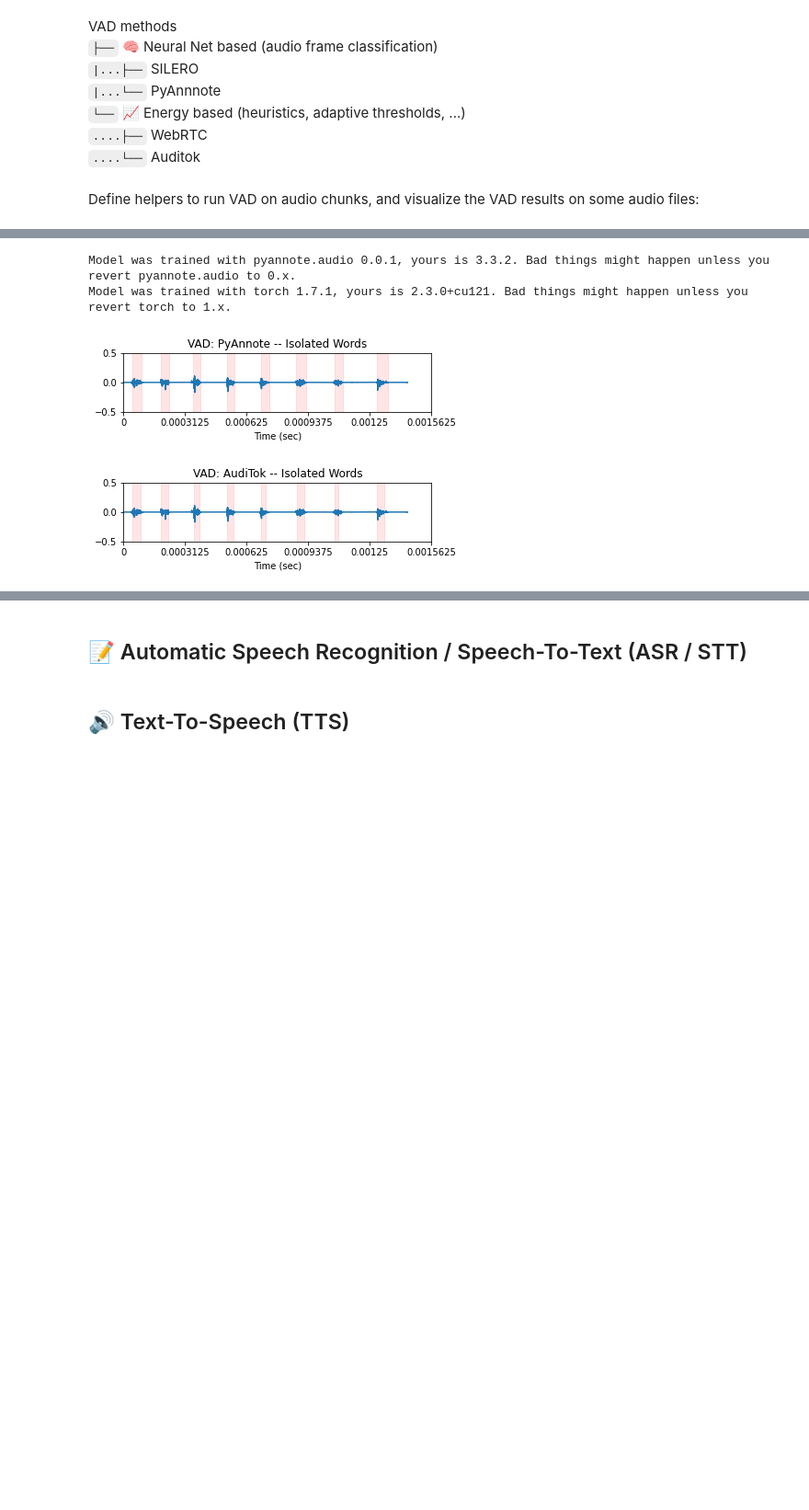
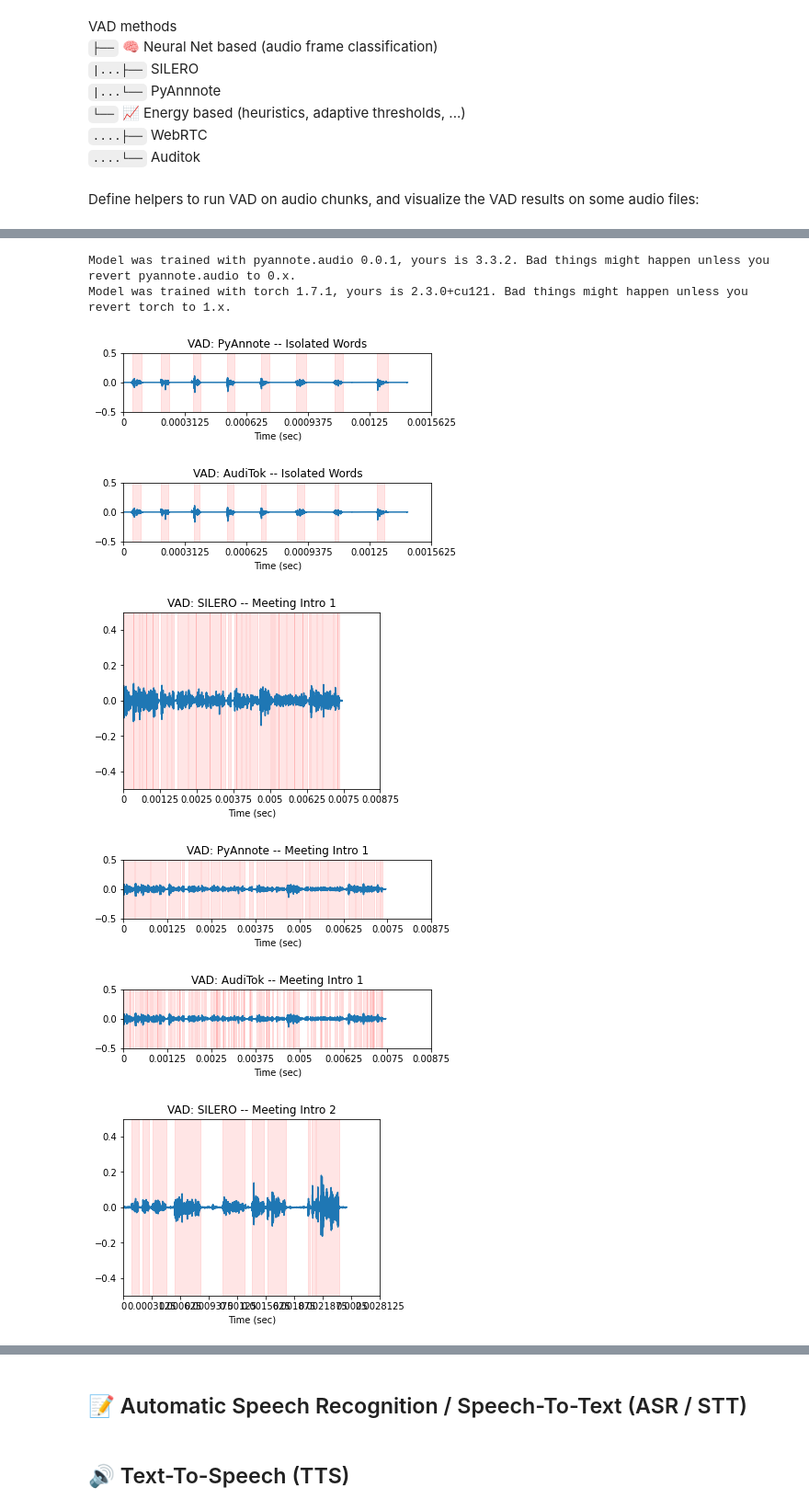
Before and after one commit to Jeronymous/deep_learning_notebooks, a Jupyter notebook: audio.ipynb, the cells around one changed output, grey strips where cells are left out. Shown at 92% size. Saved outputs shown, nothing was run; the diff lists cells and outputs as text; code cells hidden in the pictures; blank space fills up the shorter version.

```diff
--- a/audio.ipynb
+++ b/audio.ipynb
@@ -196,11 +197,13 @@ def array_to_bytes(audio):
 # %% [markdown]
 Let's load some sample audio files to work with, and visualize the audio waveforms.
 # %%
+import os
 import matplotlib.pyplot as plt
 
 # Define paths to sample audio files for demo
 
 AUDIO_FOLDER = os.path.join("data", "audio")
+AUDIO_EXTENSIONS = [".wav", ".mp3", ".flac", ".opus"]
 assert os.path.isdir(AUDIO_FOLDER), f"Cannot find audio folder: {AUDIO_FOLDER}"
 AUDIO_FILES = {}
 for filename in os.listdir(AUDIO_FOLDER):
@@ -321,9 +324,14 @@ def get_vad_segments(audio, sample_rate=16_000,
         )
 
     elif method == "pyannote":
+
+        hf_token = os.environ.get("HF_TOKEN", None) or "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"
+        if not hf_token:
+            raise RuntimeError("Please set the HF_TOKEN environment variable to use Pyannote models")
+
         if _pyannote_vad_pipeline is None:
             _pyannote_vad_pipeline = Pipeline.from_pretrained("pyannote/voice-activity-detection",
-                                                             use_auth_token="hf_XXX"
+                                                             use_auth_token=hf_token
                                                              )
 
         _pyannote_vad_pipeline.min_duration_on = min_speech_duration  # 0.05537587440407595
@@ -582,7 +590,7 @@ def convert_timestamps(segments, t, t2=None):
 # Test VAD on some audio samples, visualizing the VAD results #
 ###############################################################
 
-max_audios = 3
+max_audios = 10
 METHODS = ["SILERO", "PyAnnote", "AudiTok"]
 for i, (name, audio_file) in enumerate(AUDIO_FILES.items()):
     if i >= max_audios:
@@ -590,31 +598,34 @@ for i, (name, audio_file) in enumerate(AUDIO_FILES.items()):
 
     plt.figure(figsize=(5, 4 * len(METHODS)))
     for imethod, method in enumerate(METHODS):
 
         kwargs = dict(
             method=method.lower(),
             min_speech_duration=0.25,
             min_silence_duration=0.1,
             dilatation=0,
         )
 
         audio = load_audio(audio_file)
         speech_segments = get_vad_segments(audio, **kwargs)
 
         # Plot results
         plt.subplot(len(METHODS), 1, imethod + 1)
         plot_vad(
             audio,
             speech_segments,
             policy_on_empty='none',
             title=f"VAD: {method} -- {name}",
         )
-    break
 # %% [output]
 Using cache found in /home/jlouradour/.cache/torch/hub/snakers4_silero-vad_master
 [figure]
 Lightning automatically upgraded your loaded checkpoint from v1.1.3 to v2.4.0. To apply the upgrade to your files permanently, run `python -m pytorch_lightning.utilities.upgrade_checkpoint ../../../.. ...
 Model was trained with pyannote.audio 0.0.1, yours is 3.3.2. Bad things might happen unless you revert pyannote.audio to 0.x.
 Model was trained with torch 1.7.1, yours is 2.3.0+cu121. Bad things might happen unless you revert torch to 1.x.
 [figure]
 [figure]
+[figure, added]
+[figure, added]
+[figure, added]
+[figure, added]
```
Also changed, not shown: parts of 10 cells of this notebook.
